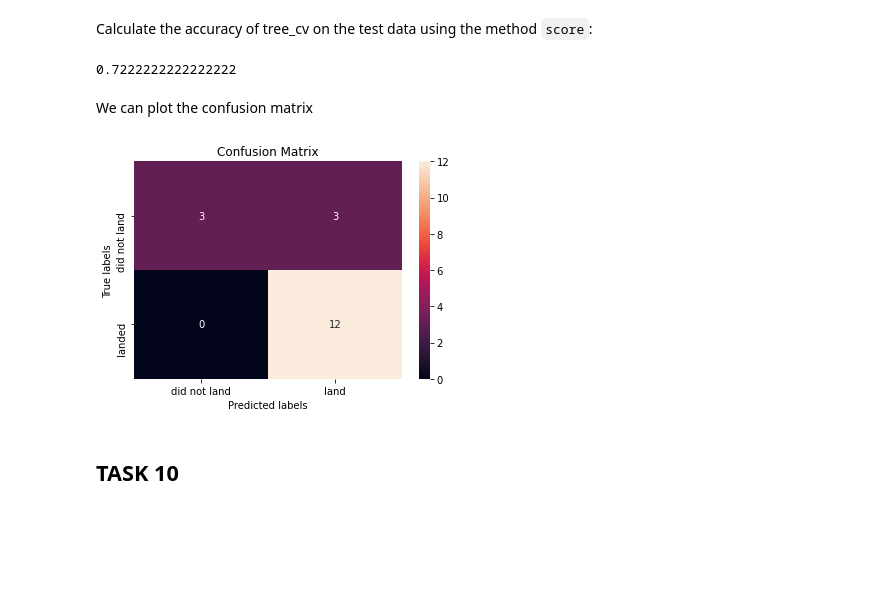
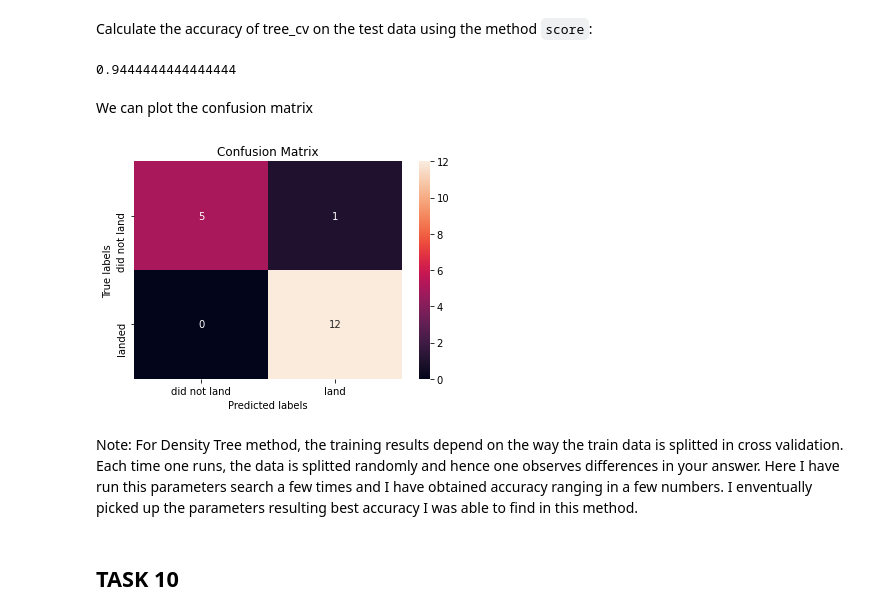
Before and after one commit to gwen1111/coursera-ibm, a Jupyter notebook: Machine Learning Prediction.ipynb, the cells around one changed output. Drawn from its saved outputs; the diff is of its cells as text; code cells hidden in the pictures; blank space fills up the shorter version.

```diff
--- a/Machine Learning Prediction.ipynb
+++ b/Machine Learning Prediction.ipynb
@@ -127,6 +127,7 @@ X.head(100)
 Create a NumPy array from the column <code>Class</code> in <code>data</code>, by applying the method <code>to_numpy()</code>  then
 assign it  to the variable <code>Y</code>,make sure the output is a  Pandas series (only one bracket df\['name of  column']).
 # %%
-Y = data['Class'].to_numpy()
-Y
+numpy_array = data['Class'].to_numpy()
+print(type(numpy_array))
+numpy_array
 # %% [output]
@@ -137,0 +140,4 @@ array([0, 0, 0, 0, 0, 0, 1, 1, 0, 0, 0, 0, 1, 0, 0, 0, 1, 0, 0, 1, 1, 1,
+# %%
+Y=pd.Series(numpy_array)
+print(type(Y))
+Y
@@ -268,6 +297,7 @@ plot_confusion_matrix(Y_test,yhat_svm_best)
 # %% [markdown]
 Create a decision tree classifier object then  create a  <code>GridSearchCV</code> object  <code>tree_cv</code> with cv = 10.  Fit the object to find the best parameters from the dictionary <code>parameters</code>.
 # %%
+# Create a GridSearchCV object to search best parameters
 parameters = {'criterion': ['gini', 'entropy'],
      'splitter': ['best', 'random'],
      'max_depth': [2*n for n in range(1,10)],
@@ -276,3 +306,8 @@ parameters = {'criterion': ['gini', 'entropy'],
      'min_samples_split': [2, 5, 10]}
 
 tree = DecisionTreeClassifier()
+
+grid_search_tree = GridSearchCV(tree, parameters, cv=10)
+tree_cv = grid_search_tree.fit(X_train, Y_train)
+print("tuned hpyerparameters :(best parameters) ",tree_cv.best_params_)
+print("accuracy :",tree_cv.best_score_)
@@ -279,3 +316,0 @@ tree = DecisionTreeClassifier()
-# %%
-grid_search_dt = GridSearchCV(tree, parameters, cv=10)
-tree_cv = grid_search_dt.fit(X_train, Y_train)
@@ -289,17 +318,21 @@ accuracy : 0.8732142857142857
 ## TASK  9
 # %% [markdown]
 Calculate the accuracy of tree_cv on the test data using the method <code>score</code>:
-# %%
-tree_cv.score(X_test, Y_test)
-# %% [output]
-0.7222222222222222
+# %%
+# The actual model by GridSearchCV is that with best parameters
+tree_cv.score(X_test, Y_test)
+# %% [output]
+0.9444444444444444
 # %% [markdown]
 We can plot the confusion matrix
 # %%
-yhat_tree = svm_cv.predict(X_test)
+yhat_tree = tree_cv.predict(X_test)
 plot_confusion_matrix(Y_test,yhat_tree)
 # %% [output]
-[figure, old version]
+[figure, new version]
+# %% [markdown]
+Note: For Density Tree method, the training results depend on the way the train data is splitted in cross validation. Each time one runs, the data is splitted randomly and hence one observes differences in your answer.
+Here I have run this parameters search a few times and I have obtained accuracy ranging in a few numbers. I enventually picked up the parameters resulting best accuracy I was able to find in this method.
 # %% [markdown]
 ## TASK  10
 # %% [markdown]
```
Also changed, not shown: parts of 20 cells of this notebook.
